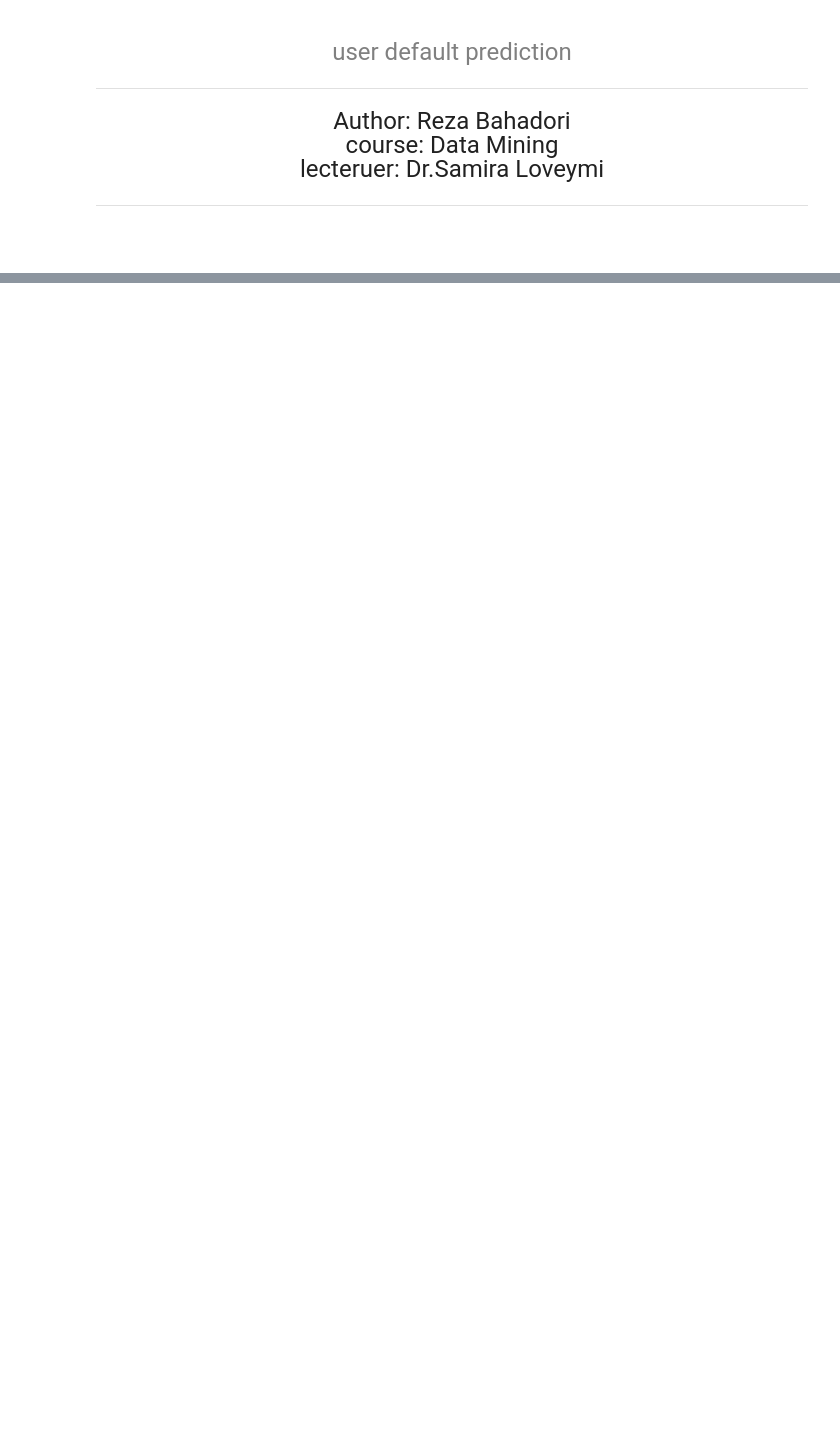
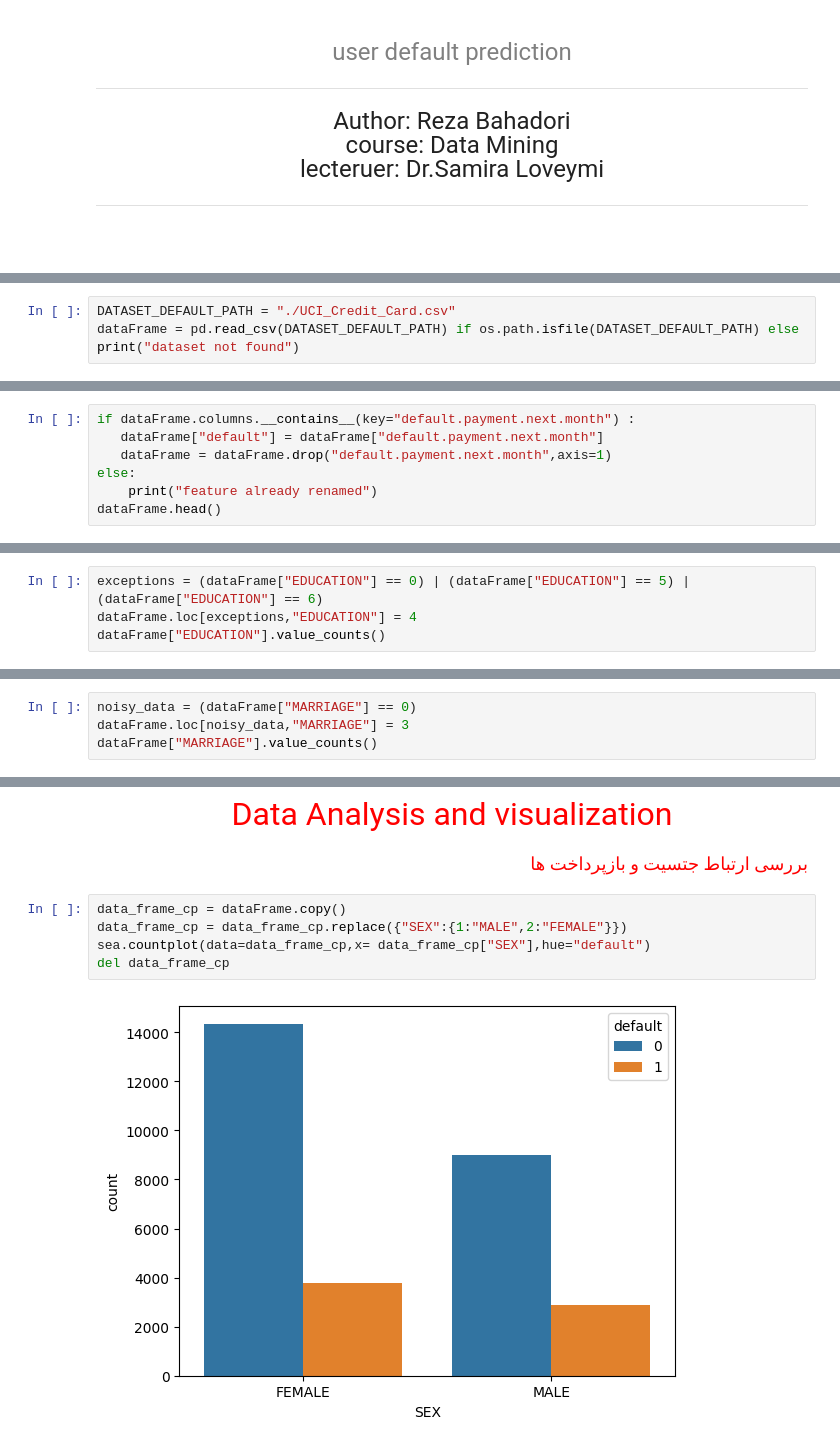
Before and after one commit to rzabhd80/credit-card-defult-detection, a Jupyter notebook: default_users.ipynb, the cells around one changed output, grey strips where cells are left out. Saved outputs shown, nothing was run; the diff lists cells and outputs as text; blank space fills up the shorter version.

```diff
--- a/default_users.ipynb
+++ b/default_users.ipynb
@@ -49,0 +60,3 @@ ModuleNotFoundError: No module named 'matplotlib'
+# %%
+DATASET_DEFAULT_PATH = "./UCI_Credit_Card.csv"
+dataFrame = pd.read_csv(DATASET_DEFAULT_PATH) if os.path.isfile(DATASET_DEFAULT_PATH) else print("dataset not found")
@@ -49,0 +158,7 @@ ModuleNotFoundError: No module named 'matplotlib'
+# %%
+if dataFrame.columns.__contains__(key="default.payment.next.month") :
+   dataFrame["default"] = dataFrame["default.payment.next.month"]
+   dataFrame = dataFrame.drop("default.payment.next.month",axis=1)
+else:
+    print("feature already renamed")
+dataFrame.head()
@@ -49,0 +228,4 @@ ModuleNotFoundError: No module named 'matplotlib'
+# %%
+exceptions = (dataFrame["EDUCATION"] == 0) | (dataFrame["EDUCATION"] == 5) | (dataFrame["EDUCATION"] == 6)
+dataFrame.loc[exceptions,"EDUCATION"] = 4
+dataFrame["EDUCATION"].value_counts()
@@ -49,0 +263,4 @@ ModuleNotFoundError: No module named 'matplotlib'
+# %%
+noisy_data = (dataFrame["MARRIAGE"] == 0)
+dataFrame.loc[noisy_data,"MARRIAGE"] = 3
+dataFrame["MARRIAGE"].value_counts()
@@ -49,0 +312,15 @@ ModuleNotFoundError: No module named 'matplotlib'
+# %% [markdown]
+<div dir="rtl" align="center">
+<font face="XB Zar" size=6 color=red>Data Analysis and visualization</font>
+</div>
+# %% [markdown]
+<div dir="rtl" align="right">
+<font face="XB Zar" size=4 color=red>بررسی ارتباط جتسیت و بازپرداخت ها</font>
+</div>
+# %%
+data_frame_cp = dataFrame.copy()
+data_frame_cp = data_frame_cp.replace({"SEX":{1:"MALE",2:"FEMALE"}})
+sea.countplot(data=data_frame_cp,x= data_frame_cp["SEX"],hue="default")
+del data_frame_cp
+# %% [output]
+[figure, added]
```
Also changed, not shown: parts of 31 cells of this notebook, 1 other file.
